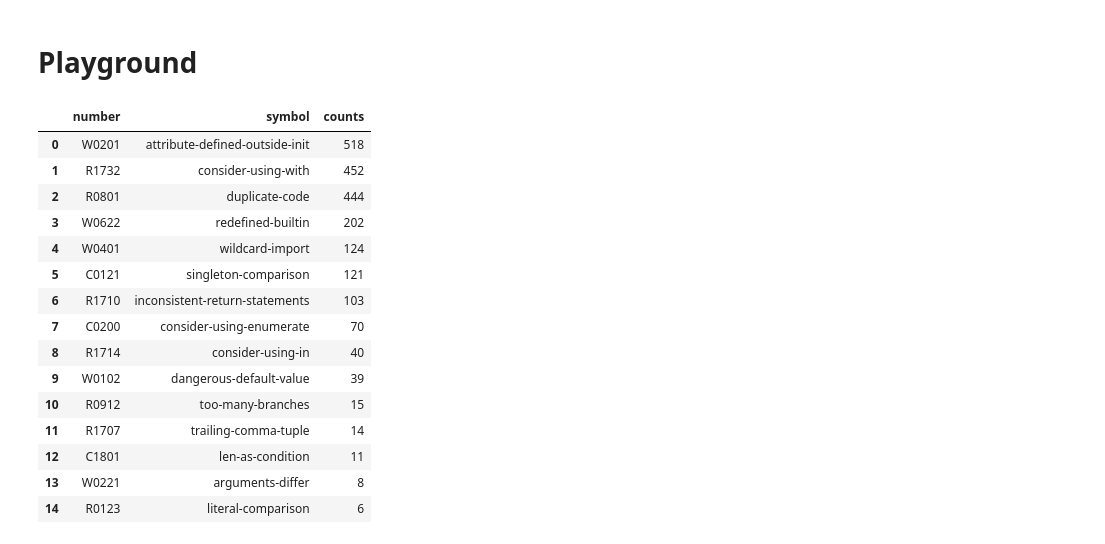
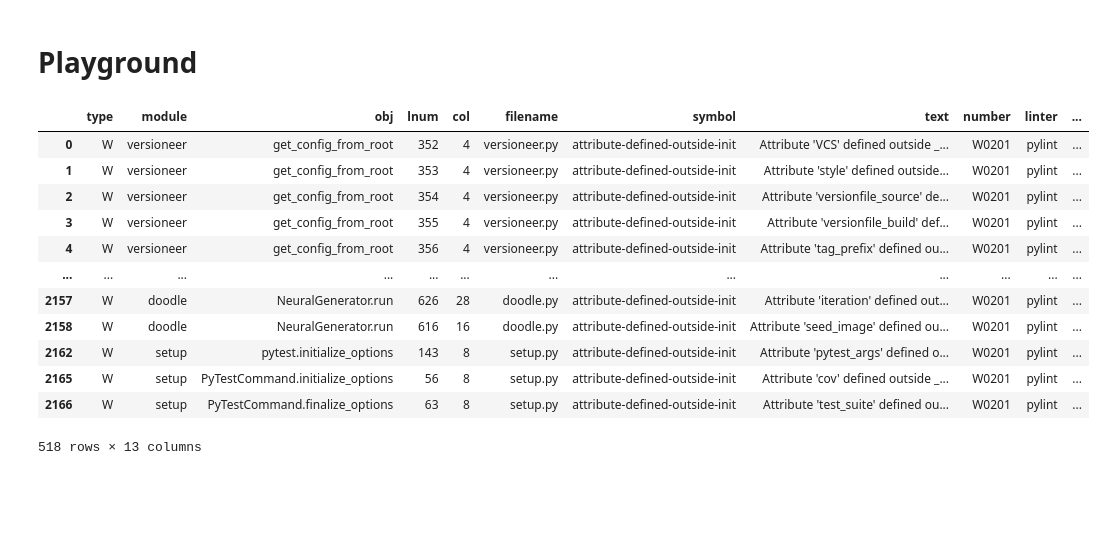
Before and after one commit to NaelsonDouglas/GithubPythonCodeSmellCrawler, a Jupyter notebook: src/Visualization_2.ipynb, the cells around one changed output. Drawn from its saved outputs; the diff is of its cells as text; code cells hidden in the pictures; blank space fills up the shorter version.

```diff
--- a/src/Visualization_2.ipynb
+++ b/src/Visualization_2.ipynb
@@ -208,20 +208,18 @@ ax3.set_yticklabels([])
 # %% [markdown]
 # Playground
 # %%
+df.loc[df.number == 'W0201']
 # %% [output]
-|  | number | symbol | counts |
-| 0 | W0201 | attribute-defined-outside-init | 518 |
-| 1 | R1732 | consider-using-with | 452 |
-| 2 | R0801 | duplicate-code | 444 |
-| 3 | W0622 | redefined-builtin | 202 |
-| 4 | W0401 | wildcard-import | 124 |
-| 5 | C0121 | singleton-comparison | 121 |
-| 6 | R1710 | inconsistent-return-statements | 103 |
-| 7 | C0200 | consider-using-enumerate | 70 |
-| 8 | R1714 | consider-using-in | 40 |
-| 9 | W0102 | dangerous-default-value | 39 |
-| 10 | R0912 | too-many-branches | 15 |
-| 11 | R1707 | trailing-comma-tuple | 14 |
-| 12 | C1801 | len-as-condition | 11 |
-| 13 | W0221 | arguments-differ | 8 |
-| 14 | R0123 | literal-comparison | 6 |
+|  | type | module | obj | lnum | col | filename | symbol | text | number | linter | ... |
+| 0 | W | versioneer | get_config_from_root | 352 | 4 | versioneer.py | attribute-defined-outside-init | Attribute 'VCS' defined outside _... | W0201 | pylint | ... |
+| 1 | W | versioneer | get_config_from_root | 353 | 4 | versioneer.py | attribute-defined-outside-init | Attribute 'style' defined outside... | W0201 | pylint | ... |
+| 2 | W | versioneer | get_config_from_root | 354 | 4 | versioneer.py | attribute-defined-outside-init | Attribute 'versionfile_source' de... | W0201 | pylint | ... |
+| 3 | W | versioneer | get_config_from_root | 355 | 4 | versioneer.py | attribute-defined-outside-init | Attribute 'versionfile_build' def... | W0201 | pylint | ... |
+| 4 | W | versioneer | get_config_from_root | 356 | 4 | versioneer.py | attribute-defined-outside-init | Attribute 'tag_prefix' defined ou... | W0201 | pylint | ... |
+| ... | ... | ... | ... | ... | ... | ... | ... | ... | ... | ... | ... |
+| 2157 | W | doodle | NeuralGenerator.run | 626 | 28 | doodle.py | attribute-defined-outside-init | Attribute 'iteration' defined out... | W0201 | pylint | ... |
+| 2158 | W | doodle | NeuralGenerator.run | 616 | 16 | doodle.py | attribute-defined-outside-init | Attribute 'seed_image' defined ou... | W0201 | pylint | ... |
+| 2162 | W | setup | pytest.initialize_options | 143 | 8 | setup.py | attribute-defined-outside-init | Attribute 'pytest_args' defined o... | W0201 | pylint | ... |
+| 2165 | W | setup | PyTestCommand.initialize_options | 56 | 8 | setup.py | attribute-defined-outside-init | Attribute 'cov' defined outside _... | W0201 | pylint | ... |
+| 2166 | W | setup | PyTestCommand.finalize_options | 63 | 8 | setup.py | attribute-defined-outside-init | Attribute 'test_suite' defined ou... | W0201 | pylint | ... |
+518 rows × 13 columns
```
Also changed, not shown: 10 other files.
